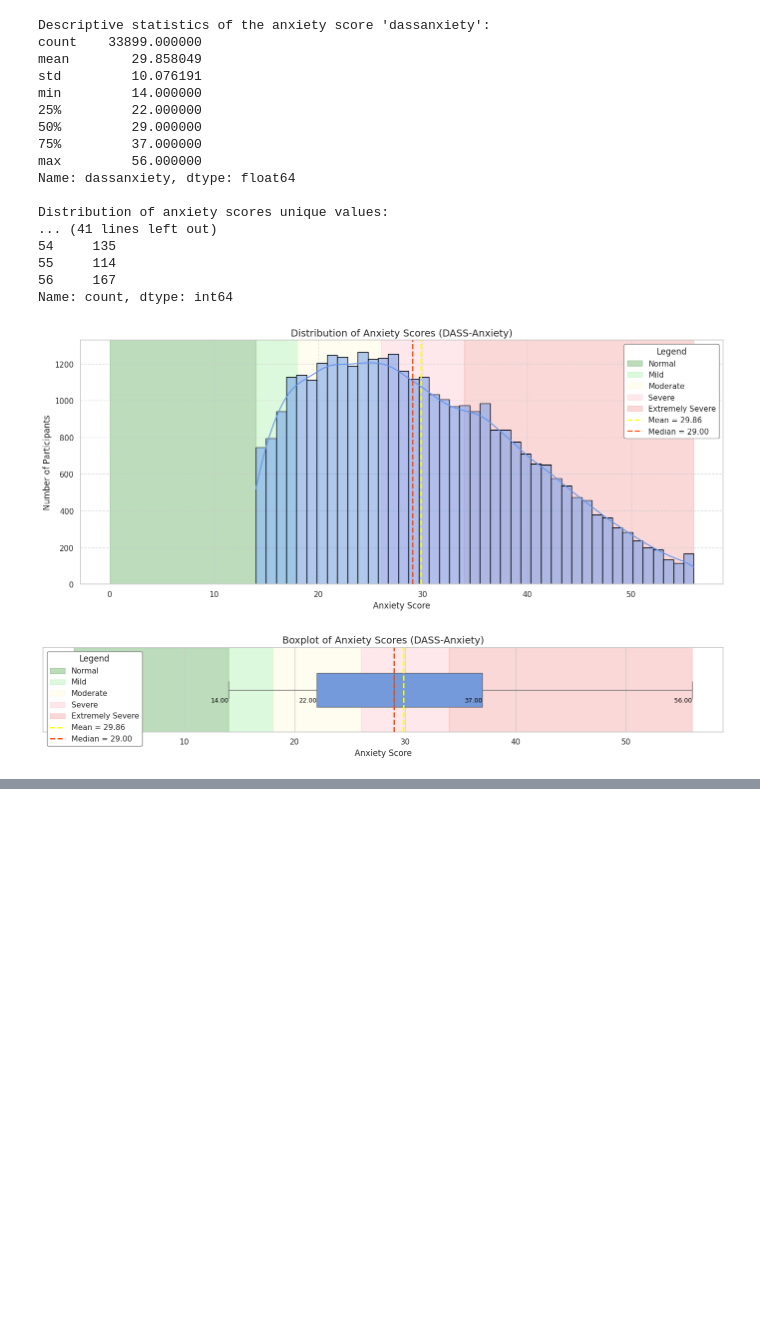
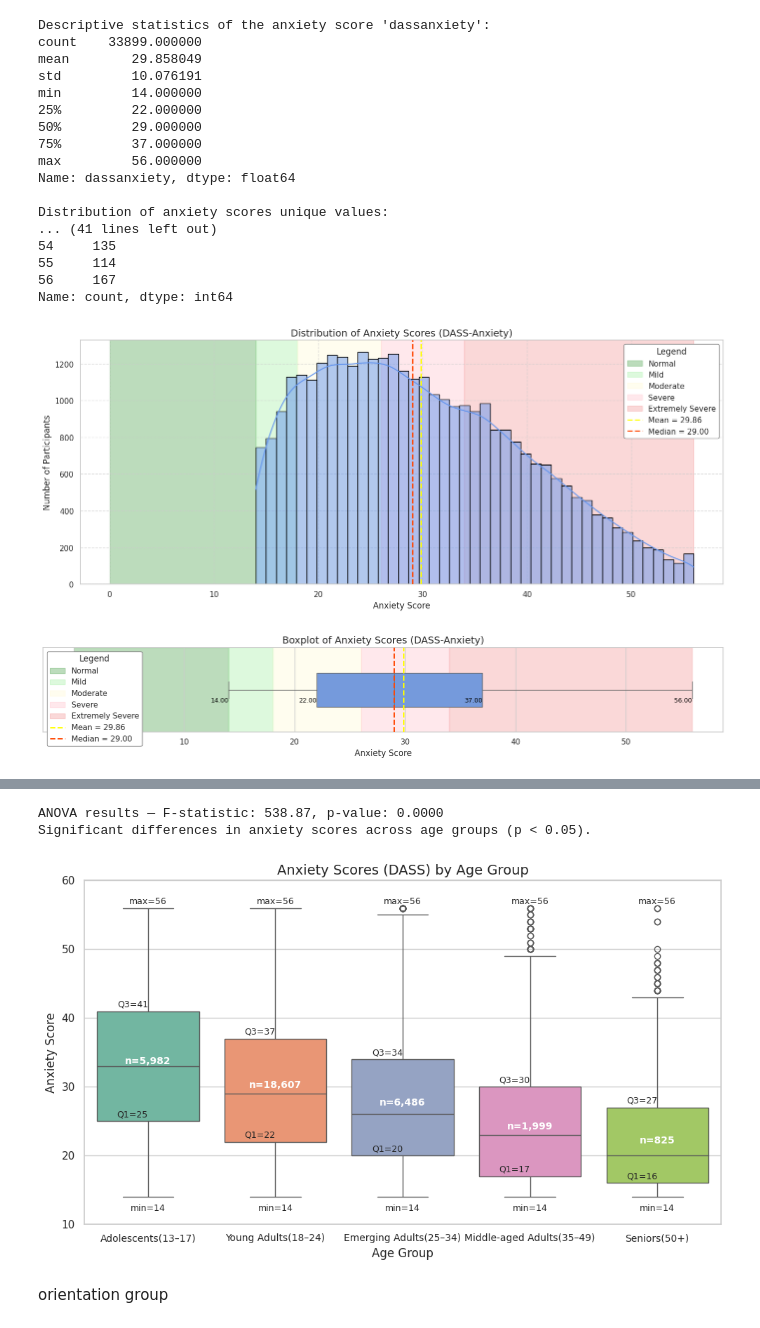
Before and after one commit to vrelvape/individual-project-mental-health, a Jupyter notebook: notebooks/01_exploration.ipynb, the cells around one changed output, grey strips where cells are left out. Saved outputs shown, nothing was run; the diff lists cells and outputs as text; code cells hidden in the pictures; blank space fills up the shorter version.

```diff
--- a/notebooks/01_exploration.ipynb
+++ b/notebooks/01_exploration.ipynb
@@ -986,0 +955,14 @@ Test ANOVA: F = 342.91, p = 0.0000
+# %%
+#cleaning of unused categories (if applicable)
+if isinstance(analysis_standardized_df["age_group"], pd.CategoricalDtype):
+    analysis_standardized_df["age_group"] = analysis_standardized_df["age_group"].cat.remove_unused_categories()
+
+#calculation of descriptive statistics by age group (without warning)
+age_group_stats = (
+    analysis_standardized_df
+    .groupby("age_group", observed=True)["dassanxiety"]
+    .agg(["mean", "std", "count"])
+    .round(2)
+)
+
+display(age_group_stats)
@@ -986,0 +977,64 @@ Test ANOVA: F = 342.91, p = 0.0000
+# %%
+from scipy.stats import f_oneway
+
+#preparation of anxiety score groups (without warning)
+grouped_scores = [
+    group["dassanxiety"].values
+    for _, group in analysis_standardized_df.groupby("age_group", observed=True)
+]
+
+#execution annova test
+f_stat, p_value = f_oneway(*grouped_scores)
+
+#display it
+print(f"ANOVA results — F-statistic: {f_stat:.2f}, p-value: {p_value:.4f}")
+if p_value < 0.05:
+    print("Significant differences in anxiety scores across age groups (p < 0.05).")
+else:
+    print("No significant differences in anxiety scores across age groups (p ≥ 0.05).")
+# %% [output]
+ANOVA results — F-statistic: 538.87, p-value: 0.0000
+Significant differences in anxiety scores across age groups (p < 0.05).
+# %%
+import seaborn as sns
+import matplotlib.pyplot as plt
+
+plt.figure(figsize=(10, 6))
+ax = sns.boxplot(
+    x="age_group",
+    y="dassanxiety",
+    data=analysis_standardized_df,
+    hue="age_group",          #identical to x
+    palette="Set2",
+    showmeans=False,
+    legend=False              #avoid adding an automatic legend
+
+)
+ax.set_ylim(10, 60)
+
+#add annotations
+age_counts = analysis_standardized_df["age_group"].value_counts()
+for i, group in enumerate(labels):
+    group_scores = analysis_standardized_df[analysis_standardized_df["age_group"] == group]["dassanxiety"]
+    min_val = group_scores.min()
+    q1 = group_scores.quantile(0.25)
+    q3 = group_scores.quantile(0.75)
+    max_val = group_scores.max()
+    count = age_counts[group]
+
+    ax.text(i, min_val - 1, f"min={min_val:.0f}", ha='center', va='top', fontsize=9)
+    ax.text(i, q1 + 0.3, f"Q1={q1:.0f}", ha='right', va='bottom', fontsize=9)
+    ax.text(i, q3 + 0.3, f"Q3={q3:.0f}", ha='right', va='bottom', fontsize=9)
+    ax.text(i, max_val + 0.3, f"max={max_val:.0f}", ha='center', va='bottom', fontsize=9)
+    ax.text(i, (q1 + q3) / 2, f"n={count:,}", ha='center', va='bottom', fontsize=10, weight='bold', color='white')
+
+ax.set_title("Anxiety Scores (DASS) by Age Group", fontsize=14)
+ax.set_xlabel("Age Group", fontsize=12)
+ax.set_ylabel("Anxiety Score", fontsize=12)
+ax.tick_params(axis='x', labelsize=10)  #size of labels x
+plt.tight_layout()
+plt.show()
+# %% [output]
+[figure, added]
+# %% [markdown]
+orientation group
```
Also changed, not shown: parts of 19 cells of this notebook.
